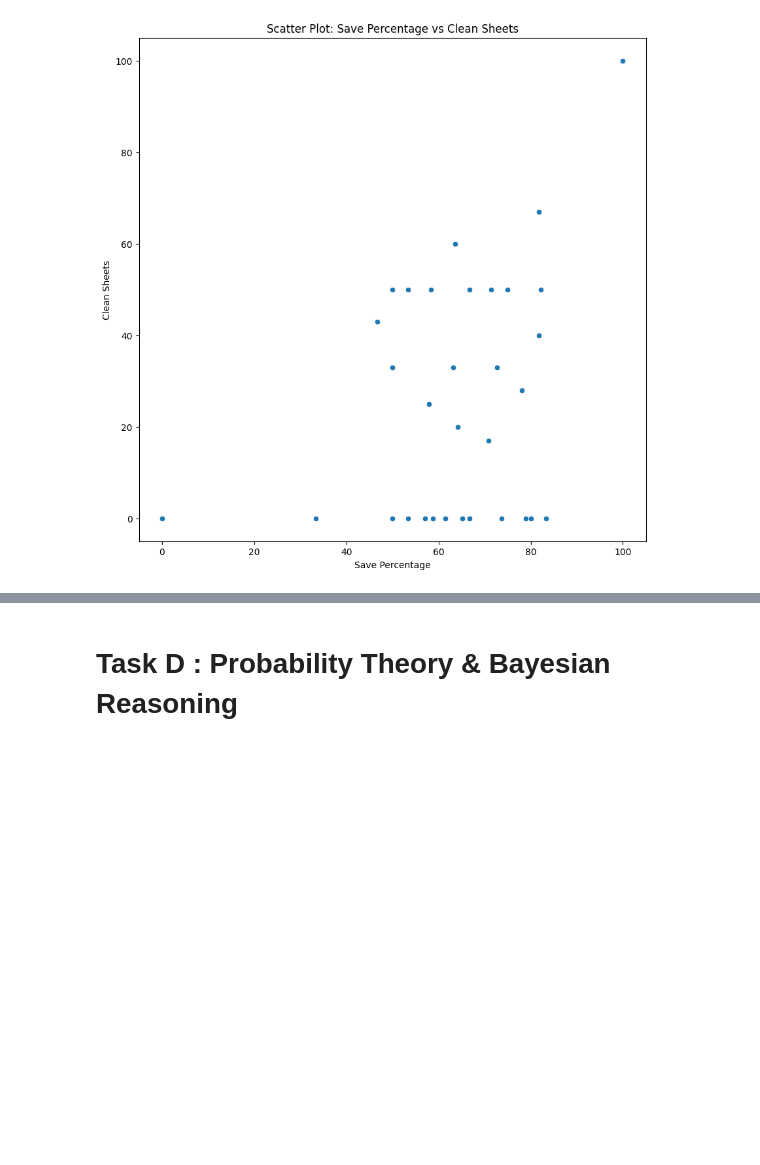
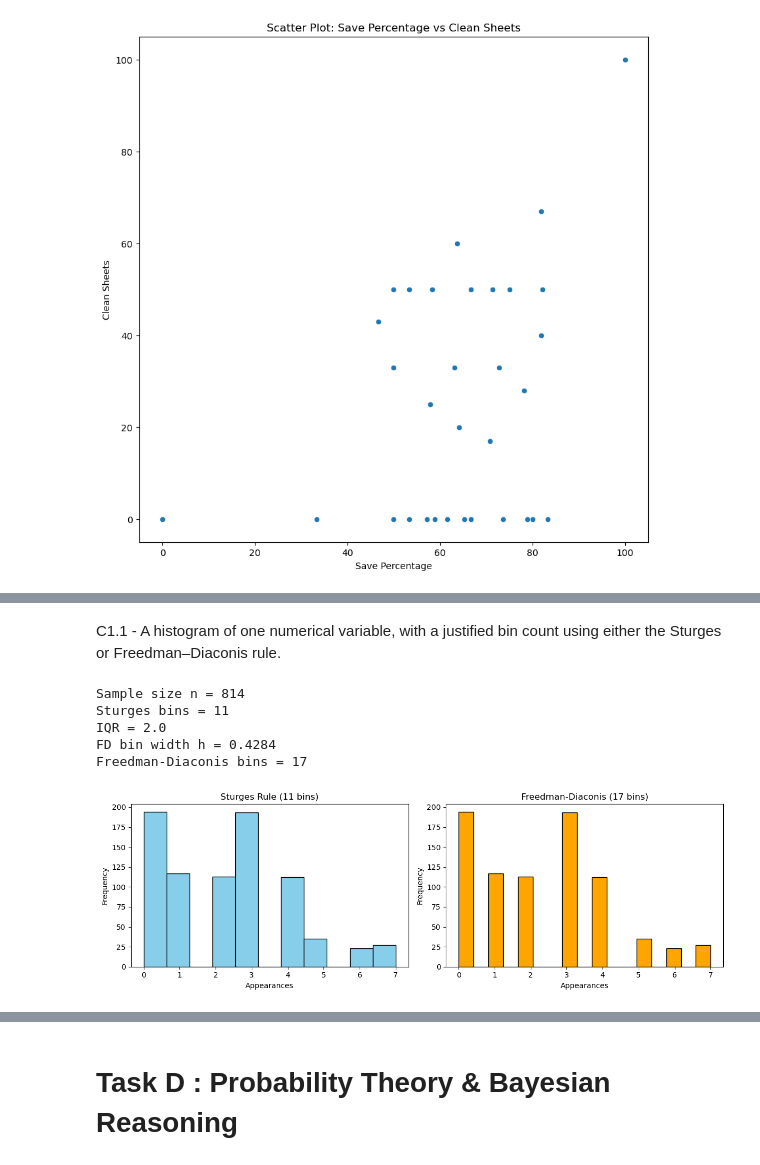
Before and after one commit to SamUM13/UM_WQD7013StatisticsforDS_Assignment1, a Jupyter notebook: 7013_Ass1.ipynb, the cells around one changed output, grey strips where cells are left out. Cells and saved outputs as stored; diff of their text form; code cells hidden in the pictures; blank space fills up the shorter version.

```diff
--- a/7013_Ass1.ipynb
+++ b/7013_Ass1.ipynb
@@ -690,0 +700,48 @@ plt.show()
+# %% [markdown]
+C1.1 - A histogram of one numerical variable, with a justified bin count using either the Sturges or Freedman–Diaconis rule.
+# %%
+import numpy as np
+import matplotlib.pyplot as plt
+import seaborn as sns
+from scipy import stats
+
+#Get the data
+appearances = df_zero['Appearances']
+n = len(appearances)
+
+#Sturges rule
+k_sturges = int(np.ceil(1 + np.log2(n)))
+
+#Freedman-Diaconis rule
+IQR = appearances.quantile(0.75) - appearances.quantile(0.25)
+h = 2 * IQR * (n ** (-1/3))
+k_fd = int(np.ceil((appearances.max() - appearances.min()) / h))
+
+print("Sample size n =", n)
+print("Sturges bins =", k_sturges)
+print("IQR =", IQR)
+print("FD bin width h =", round(h, 4))
+print("Freedman-Diaconis bins =", k_fd)
+
+#Plot
+fig, axes = plt.subplots(1, 2, figsize=(12, 4))
+
+axes[0].hist(appearances, bins=k_sturges, color='skyblue', edgecolor='black')
+axes[0].set_title('Sturges Rule (' + str(k_sturges) + ' bins)')
+axes[0].set_xlabel('Appearances')
+axes[0].set_ylabel('Frequency')
+
+axes[1].hist(appearances, bins=k_fd, color='orange', edgecolor='black')
+axes[1].set_title('Freedman-Diaconis (' + str(k_fd) + ' bins)')
+axes[1].set_xlabel('Appearances')
+axes[1].set_ylabel('Frequency')
+
+plt.tight_layout()
+plt.show()
+# %% [output]
+Sample size n = 814
+Sturges bins = 11
+IQR = 2.0
+FD bin width h = 0.4284
+Freedman-Diaconis bins = 17
+[figure, added]
```
Also changed, not shown: parts of 30 cells of this notebook.
